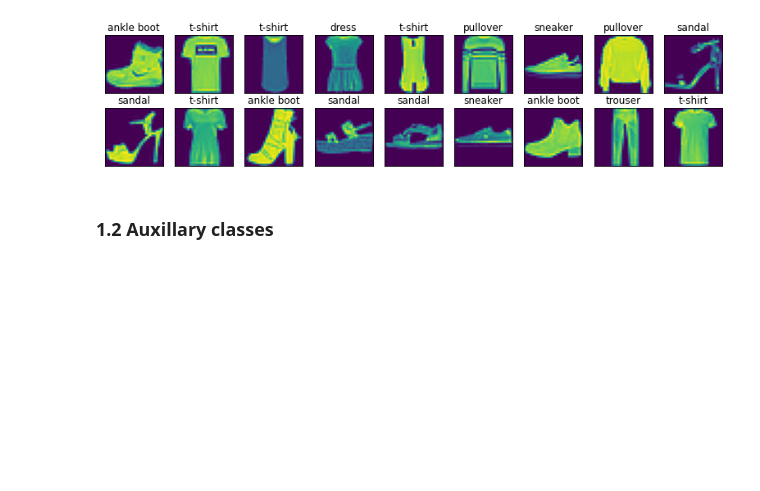
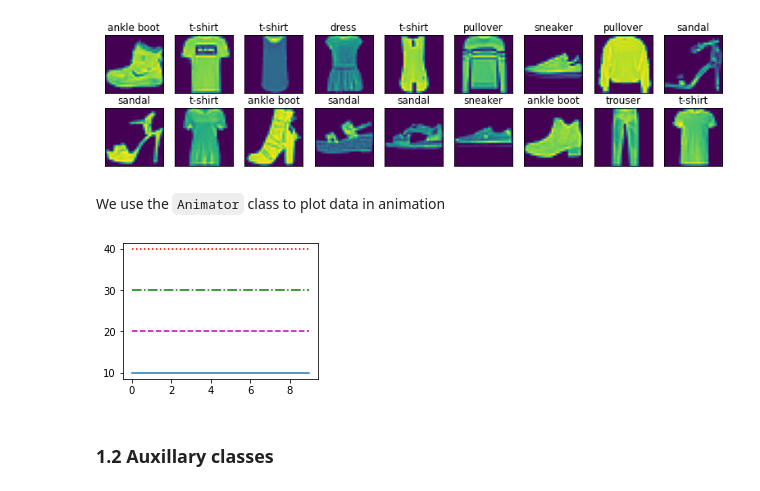
Before and after one commit to Iamalos/coding-blog, a Jupyter notebook: _notebooks/2022-06-14-My-First-Post.ipynb, the cells around one changed output. Drawn from its saved outputs; the diff is of its cells as text; code cells hidden in the pictures; blank space fills up the shorter version.

Commit message:
Add plotting function

```diff
--- a/_notebooks/2022-06-14-My-First-Post.ipynb
+++ b/_notebooks/2022-06-14-My-First-Post.ipynb
@@ -179,3 +179,5 @@ X, y = next(iter(data.DataLoader(mnist_train, batch_size=18)))
 show_images(X.reshape(18, 28, 28), 2, 9, titles=get_fashion_mnist_labels(y));
 # %% [output]
 [figure]
+# %% [markdown]
+We use the `Animator` class to plot data in animation
@@ -182,3 +228,12 @@ show_images(X.reshape(18, 28, 28), 2, 9, titles=get_fashion_mnist_labels(y));
+# %%
+animator = Animator(xlabel="x", ylabel="y",legend=["x1, x2"])
+for i in range(10):
+    xs = np.array([i, i, i, i])
+    ys = np.array([10, 20, 30, 40])
+    animator.add(xs, ys)
+    #break
+# %% [output]
+[figure, added]
 # %% [markdown]
 ### 1.2 Auxillary classes
 # %%
```
Also changed, not shown: parts of 6 cells of this notebook.
